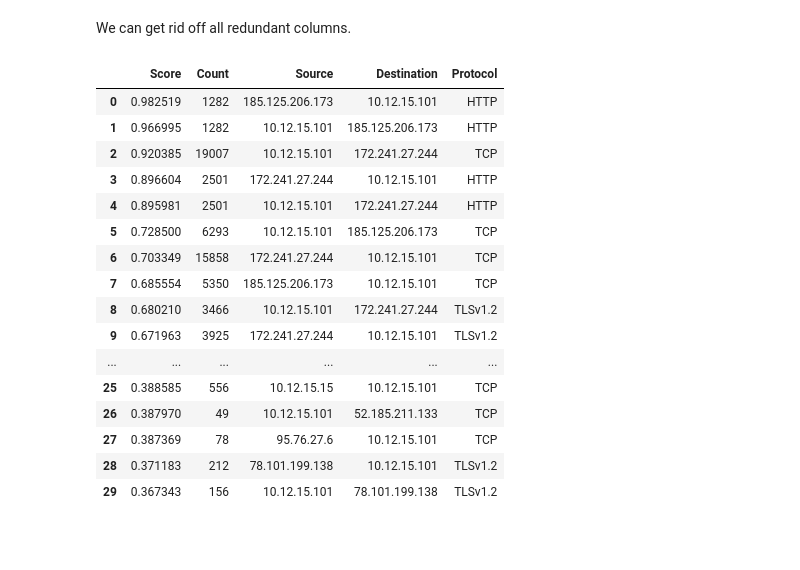
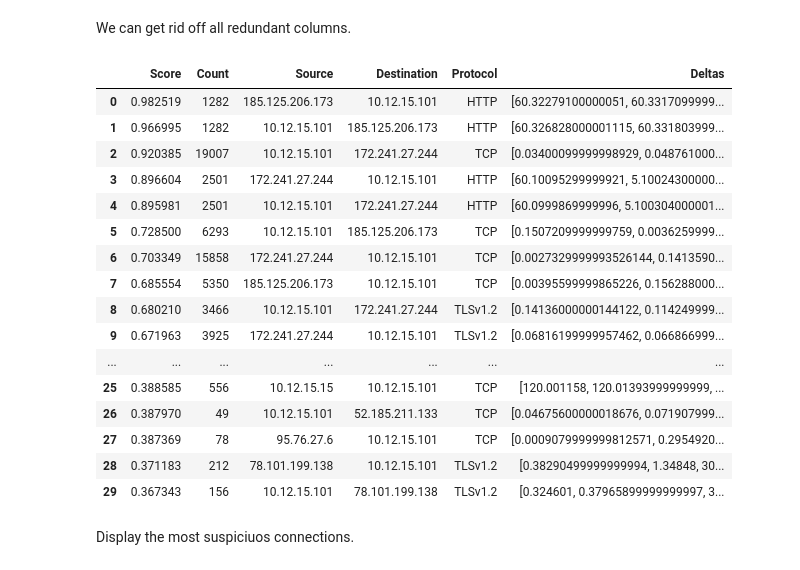
Before and after one commit to ppopiolek/c2-detection-using-statistical-analysis, a Jupyter notebook: RITA_pcap.ipynb, the cells around one changed output. Drawn from its saved outputs; the diff is of its cells as text; code cells hidden in the pictures; blank space fills up the shorter version.

```diff
--- a/RITA_pcap.ipynb
+++ b/RITA_pcap.ipynb
@@ -252,23 +252,25 @@ df[[score, count, src, dst, proto, dlt]].head(5)
 # %% [markdown]
 We can get rid off all redundant columns.
 # %%
-df = df.loc[:, [score, count, src, dst, proto]]
+df = df.loc[:, [score, count, src, dst, proto, dlt]]
 df.head(30)
 # %% [output]
-|  | Score | Count | Source | Destination | Protocol |
-| 0 | 0.982519 | 1282 | 185.125.206.173 | 10.12.15.101 | HTTP |
-| 1 | 0.966995 | 1282 | 10.12.15.101 | 185.125.206.173 | HTTP |
-| 2 | 0.920385 | 19007 | 10.12.15.101 | 172.241.27.244 | TCP |
-| 3 | 0.896604 | 2501 | 172.241.27.244 | 10.12.15.101 | HTTP |
-| 4 | 0.895981 | 2501 | 10.12.15.101 | 172.241.27.244 | HTTP |
-| 5 | 0.728500 | 6293 | 10.12.15.101 | 185.125.206.173 | TCP |
-| 6 | 0.703349 | 15858 | 172.241.27.244 | 10.12.15.101 | TCP |
-| 7 | 0.685554 | 5350 | 185.125.206.173 | 10.12.15.101 | TCP |
-| 8 | 0.680210 | 3466 | 10.12.15.101 | 172.241.27.244 | TLSv1.2 |
-| 9 | 0.671963 | 3925 | 172.241.27.244 | 10.12.15.101 | TLSv1.2 |
-| ... | ... | ... | ... | ... | ... |
-| 25 | 0.388585 | 556 | 10.12.15.15 | 10.12.15.101 | TCP |
-| 26 | 0.387970 | 49 | 10.12.15.101 | 52.185.211.133 | TCP |
-| 27 | 0.387369 | 78 | 95.76.27.6 | 10.12.15.101 | TCP |
-| 28 | 0.371183 | 212 | 78.101.199.138 | 10.12.15.101 | TLSv1.2 |
-| 29 | 0.367343 | 156 | 10.12.15.101 | 78.101.199.138 | TLSv1.2 |
+|  | Score | Count | Source | Destination | Protocol | Deltas |
+| 0 | 0.982519 | 1282 | 185.125.206.173 | 10.12.15.101 | HTTP | [60.32279100000051, 60.3317099999... |
+| 1 | 0.966995 | 1282 | 10.12.15.101 | 185.125.206.173 | HTTP | [60.326828000001115, 60.331803999... |
+| 2 | 0.920385 | 19007 | 10.12.15.101 | 172.241.27.244 | TCP | [0.03400099999998929, 0.048761000... |
+| 3 | 0.896604 | 2501 | 172.241.27.244 | 10.12.15.101 | HTTP | [60.10095299999921, 5.10024300000... |
+| 4 | 0.895981 | 2501 | 10.12.15.101 | 172.241.27.244 | HTTP | [60.0999869999996, 5.100304000001... |
+| 5 | 0.728500 | 6293 | 10.12.15.101 | 185.125.206.173 | TCP | [0.1507209999999759, 0.0036259999... |
+| 6 | 0.703349 | 15858 | 172.241.27.244 | 10.12.15.101 | TCP | [0.0027329999993526144, 0.1413590... |
+| 7 | 0.685554 | 5350 | 185.125.206.173 | 10.12.15.101 | TCP | [0.00395599999865226, 0.156288000... |
+| 8 | 0.680210 | 3466 | 10.12.15.101 | 172.241.27.244 | TLSv1.2 | [0.14136000000144122, 0.114249999... |
+| 9 | 0.671963 | 3925 | 172.241.27.244 | 10.12.15.101 | TLSv1.2 | [0.06816199999957462, 0.066866999... |
+| ... | ... | ... | ... | ... | ... | ... |
+| 25 | 0.388585 | 556 | 10.12.15.15 | 10.12.15.101 | TCP | [120.001158, 120.01393999999999, ... |
+| 26 | 0.387970 | 49 | 10.12.15.101 | 52.185.211.133 | TCP | [0.04675600000018676, 0.071907999... |
+| 27 | 0.387369 | 78 | 95.76.27.6 | 10.12.15.101 | TCP | [0.0009079999999812571, 0.2954920... |
+| 28 | 0.371183 | 212 | 78.101.199.138 | 10.12.15.101 | TLSv1.2 | [0.38290499999999994, 1.34848, 30... |
+| 29 | 0.367343 | 156 | 10.12.15.101 | 78.101.199.138 | TLSv1.2 | [0.324601, 0.37965899999999997, 3... |
+# %% [markdown]
+Display the most suspiciuos connections.
```
Also changed, not shown: parts of 5 cells of this notebook.
